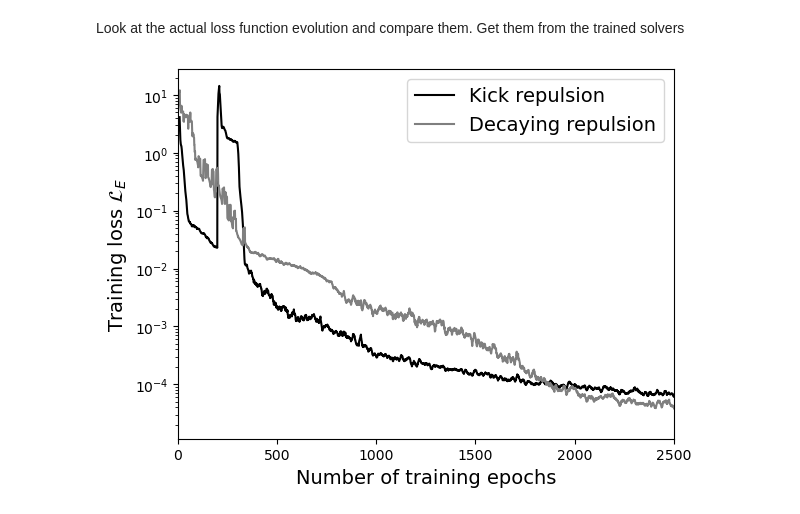
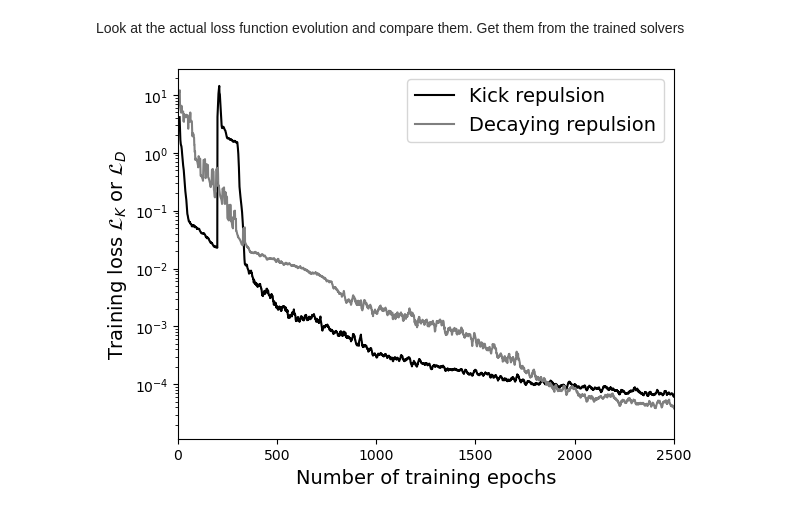
Before and after one commit to aureliendersy/S-Matrix-Bootstrap, a Jupyter notebook: Notebooks/2to2_Scattering_Phase_Recovery.ipynb, the cells around one changed output. Cells and saved outputs as stored; diff of their text form; code cells hidden in the pictures.

```diff
--- a/Notebooks/2to2_Scattering_Phase_Recovery.ipynb
+++ b/Notebooks/2to2_Scattering_Phase_Recovery.ipynb
@@ -1669,16 +1669,16 @@ frame_decay = pd.DataFrame(loss_decay, columns=["Loss"])
 
 frame_sharp['Loss_Roll'] = frame_sharp['Loss'].rolling(10).mean()
 frame_decay['Loss_Roll'] = frame_decay['Loss'].rolling(10).mean()
-# %%
-fig = plt.figure()
-
-plt.plot(frame_sharp['Loss_Roll'], 'k')
-plt.plot(frame_decay['Loss_Roll'], 'tab:grey')
-plt.yscale("log")
-plt.xlim([0, 2500])
-plt.xlabel('Number of training epochs', fontsize=14)
-plt.ylabel('Training loss $\mathcal{L}_E$', fontsize=14)
-plt.legend(['Kick repulsion','Decaying repulsion'], fontsize=14)
-plt.show()
-# %% [output]
-[figure, removed]
+# %%
+fig = plt.figure()
+
+plt.plot(frame_sharp['Loss_Roll'], 'k')
+plt.plot(frame_decay['Loss_Roll'], 'tab:grey')
+plt.yscale("log")
+plt.xlim([0, 2500])
+plt.xlabel('Number of training epochs', fontsize=14)
+plt.ylabel('Training loss $\mathcal{L}_K$ or $\mathcal{L}_D$', fontsize=14)
+plt.legend(['Kick repulsion','Decaying repulsion'], fontsize=14)
+plt.show()
+# %% [output]
+[figure, added]
```
